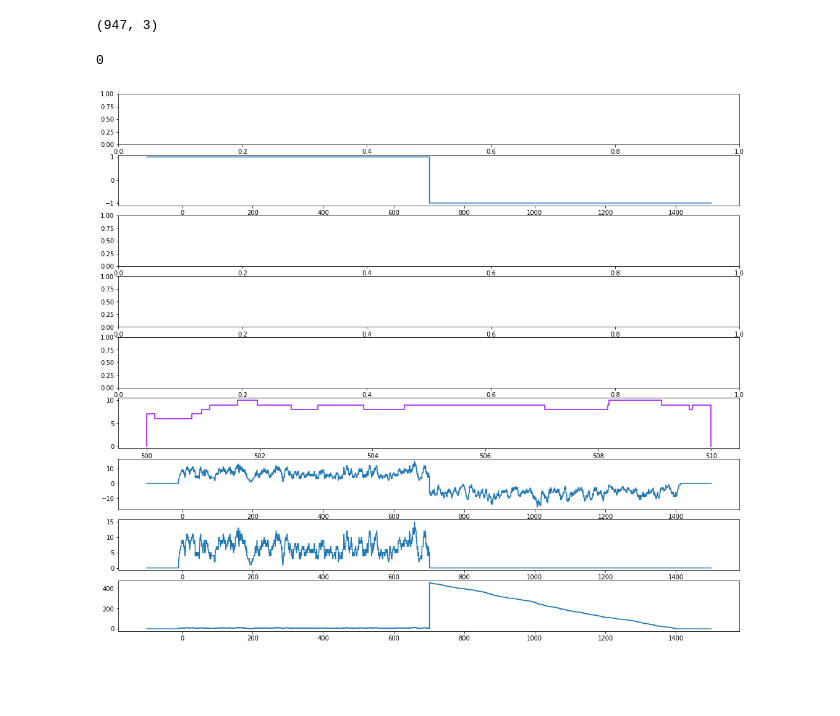
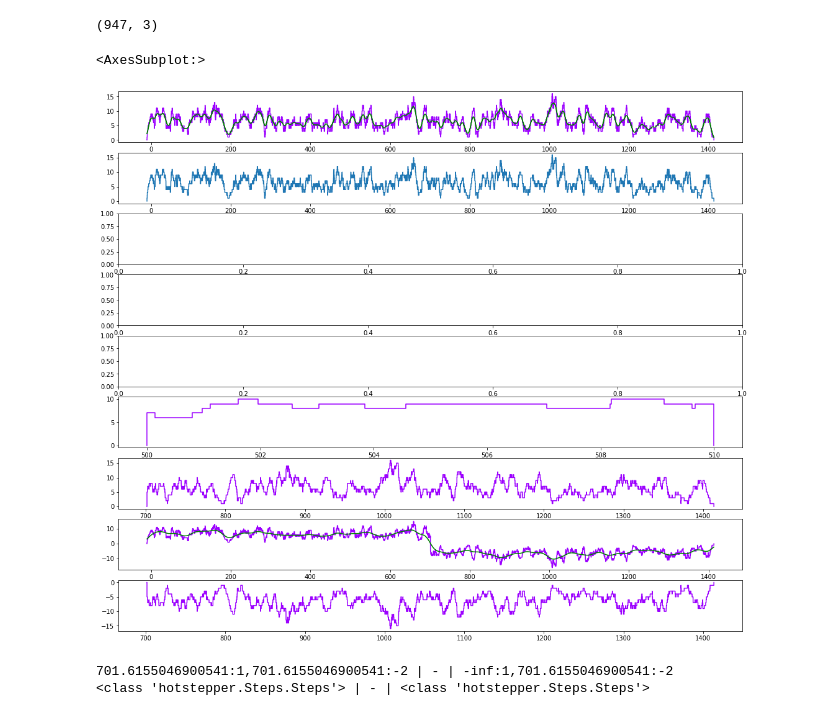
Before and after one commit to probability/topicmodelunderstanding, a Jupyter notebook: Notebooks/Step Analysis.ipynb, the cells around one changed output. Drawn from its saved outputs; the diff is of its cells as text; code cells hidden in the pictures; blank space fills up the shorter version.

```diff
--- a/Notebooks/Step Analysis.ipynb
+++ b/Notebooks/Step Analysis.ipynb
@@ -13,59 +13,66 @@ df.shape
 # %% [output]
 (947, 3)
 # %%
-#p = np.arange(pd.Timestamp(2020,1,1), pd.Timestamp(2020,12,30), pd.Timedelta(hours=1)).astype(pd.Timestamp)
+p = np.arange(pd.Timestamp(2020,1,1), pd.Timestamp(2020,12,30), pd.Timedelta(hours=1)).astype(pd.Timestamp)
 fig,ax = plt.subplots(nrows=9,figsize=(18,16))
 
 st,se,span = vsteps.span()
 
 #error here, this isn't the same as Step() - Step(start=st+0.5*span,weight=2)
-haar0 = Step(end=st+0.5*span,weight=(1,-1))
-haar00 = Step(end=st+0.5*span,weight=1) - Step(start=st+0.5*span,weight=1)
+haar0 = Step(end=st+0.5*span)
+haar00 = Step(end=st+0.5*span,weight=1) - Step(start=st+0.5*span,weight=2)
 
 haar = Step() - Step(start=st+0.5*span,weight=2)
 
 #print(haar0,'| - |',haar)
 #vsteps.rebase(tbase)
 vs_clip = vsteps.clip(500,510)
 
-#vsteps.plot(ax=ax[0])
-#vsteps.smooth_plot(ax=ax[0],color='g',ts_grain=0.1,smooth_factor=15)
+vsteps.plot(ax=ax[0])
+vsteps.smooth_plot(ax=ax[0],color='g',ts_grain=0.1,smooth_factor=5)
 
-#queue = sc.Stairs().layer(df.start, df.ends)
-#queue.plot(ax[1])
+queue = sc.Stairs().layer(df.start, df.ends)
+queue.plot(ax[1])
 
 #vsteps.histogram_plot(ax=ax[3],kind='bar')
 #xx = vsteps.pacf_plot(10,ax=ax[4],kind='bar')
 #xx.axhline(0,c='black',linestyle=':')
 #vsteps.ecdf_plot(ax=ax[5])
 
 vs_clip.plot(ax=ax[5])
 t = np.arange(-100,1500,0.1)
 t2 = np.arange(490,520,0.1)
 #(vsteps*haar).plot(ax=ax[5])
-ax[1].step(t,haar(t))
+#ax[1].step(t,haar(t))
 #ax[5].step(t2,vs_clip(t2))
 #ax[2].step(t,haar0(t))
-ax[6].step(t,(vsteps*haar)(t))
-ax[7].step(t,(vsteps*haar0)(t))
-ax[8].step(t,(haar00*vsteps)(t))
+
+#ax[6].step(t,(vsteps*haar)(t))
+(vsteps*haar0).plot(ax=ax[6])
+(vsteps*haar).plot(ax=ax[7])
+(vsteps*haar).smooth_plot(ax=ax[7],color='g',ts_grain=0.1,smooth_factor=15)
+(haar00*vsteps).plot(ax=ax[8])
 
 #vs_clip.smooth_plot(ax=ax[5],color='g',ts_grain=0.01,smooth_factor=1)
 
 # print(queue.clip(500,510).integrate())
 
 # print(vsteps.clip(500,510).integrate())
 # print((vsteps*haar).integrate())
 # print(st,se,span)
 #vsteps(-5)
 #(vsteps*haar)(-5)
-vs_clip.min()
+#print(vsteps(400))
+#print(queue(400))
 # %% [output]
-0
+<AxesSubplot:>
-[figure, old version]
+[figure, new version]
 # %%
 print(haar00,'| - |',haar)
 print(type(haar00),'| - |',type(haar))
+# %% [output]
+701.6155046900541:1,701.6155046900541:-2 | - | -inf:1,701.6155046900541:-2
+<class 'hotstepper.Steps.Steps'> | - | <class 'hotstepper.Steps.Steps'>
 # %%
 fig,ax = plt.subplots(nrows=2)
 
```
Also changed, not shown: parts of 2 cells of this notebook, 6 other files.
